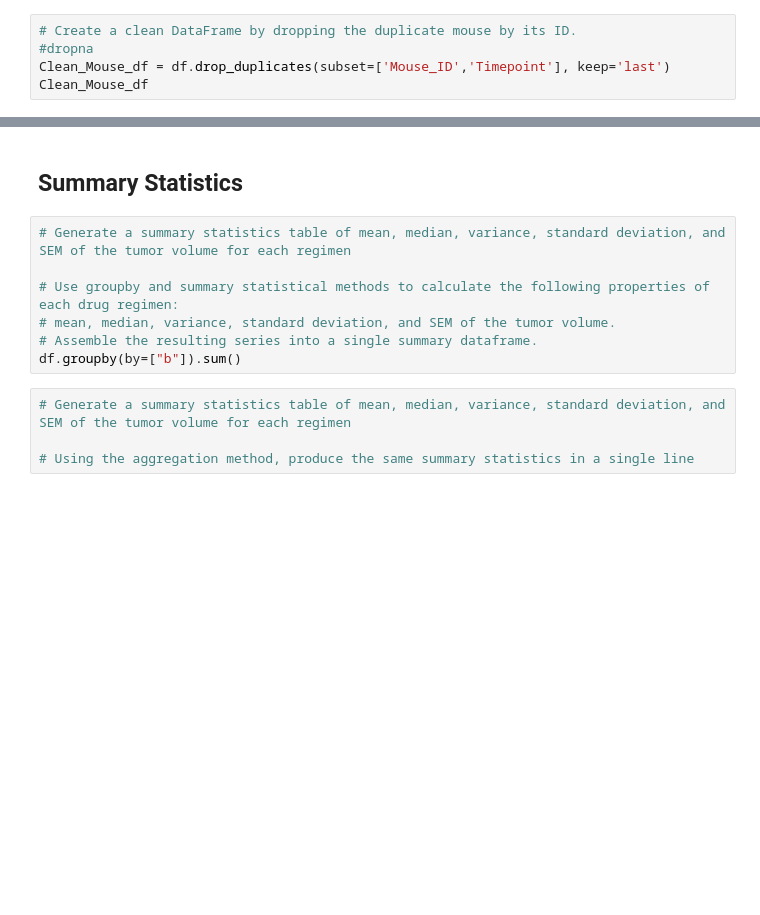
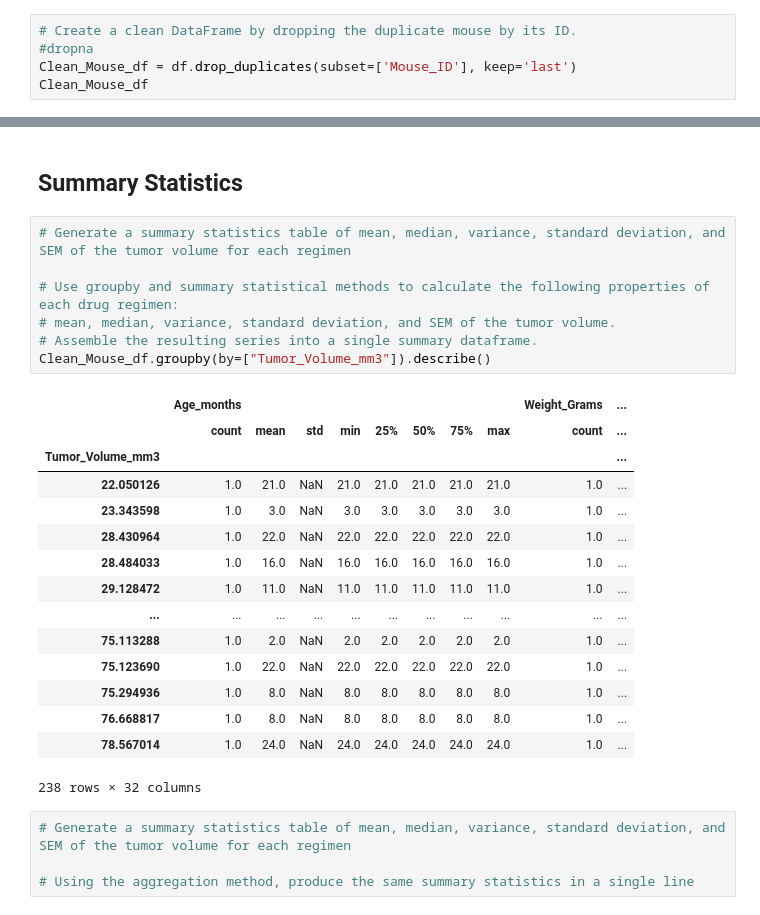
Before and after one commit to Court-Parker4/MatplotlibHWK, a Jupyter notebook: 05-Matplotlib_HW_Instructions_Pymaceuticals_pymaceuticals_starter.ipynb, the cells around one changed output, grey strips where cells are left out. Drawn from its saved outputs; the diff is of its cells as text; blank space fills up the shorter version.

Commit message:
cleaning data before analysis

```diff
--- a/05-Matplotlib_HW_Instructions_Pymaceuticals_pymaceuticals_starter.ipynb
+++ b/05-Matplotlib_HW_Instructions_Pymaceuticals_pymaceuticals_starter.ipynb
@@ -50,5 +82,5 @@ duplicateMT
 # %%
 # Create a clean DataFrame by dropping the duplicate mouse by its ID.
 #dropna
-Clean_Mouse_df = df.drop_duplicates(subset=['Mouse_ID','Timepoint'], keep='last')
+Clean_Mouse_df = df.drop_duplicates(subset=['Mouse_ID'], keep='last')
 Clean_Mouse_df
@@ -62,10 +121,26 @@ df['Mouse_ID'].value_counts()
 # %%
 # Generate a summary statistics table of mean, median, variance, standard deviation, and SEM of the tumor volume for each regimen
 
 # Use groupby and summary statistical methods to calculate the following properties of each drug regimen:
 # mean, median, variance, standard deviation, and SEM of the tumor volume.
 # Assemble the resulting series into a single summary dataframe.
-df.groupby(by=["b"]).sum()
+Clean_Mouse_df.groupby(by=["Tumor_Volume_mm3"]).describe()
+# %% [output]
+|  | Age_months |  |  |  |  |  |  |  | Weight_Grams | ... |
+|  | count | mean | std | min | 25% | 50% | 75% | max | count | ... |
+| Tumor_Volume_mm3 |  |  |  |  |  |  |  |  |  | ... |
+| 22.050126 | 1.0 | 21.0 | NaN | 21.0 | 21.0 | 21.0 | 21.0 | 21.0 | 1.0 | ... |
+| 23.343598 | 1.0 | 3.0 | NaN | 3.0 | 3.0 | 3.0 | 3.0 | 3.0 | 1.0 | ... |
+| 28.430964 | 1.0 | 22.0 | NaN | 22.0 | 22.0 | 22.0 | 22.0 | 22.0 | 1.0 | ... |
+| 28.484033 | 1.0 | 16.0 | NaN | 16.0 | 16.0 | 16.0 | 16.0 | 16.0 | 1.0 | ... |
+| 29.128472 | 1.0 | 11.0 | NaN | 11.0 | 11.0 | 11.0 | 11.0 | 11.0 | 1.0 | ... |
+| ... | ... | ... | ... | ... | ... | ... | ... | ... | ... | ... |
+| 75.113288 | 1.0 | 2.0 | NaN | 2.0 | 2.0 | 2.0 | 2.0 | 2.0 | 1.0 | ... |
+| 75.123690 | 1.0 | 22.0 | NaN | 22.0 | 22.0 | 22.0 | 22.0 | 22.0 | 1.0 | ... |
+| 75.294936 | 1.0 | 8.0 | NaN | 8.0 | 8.0 | 8.0 | 8.0 | 8.0 | 1.0 | ... |
+| 76.668817 | 1.0 | 8.0 | NaN | 8.0 | 8.0 | 8.0 | 8.0 | 8.0 | 1.0 | ... |
+| 78.567014 | 1.0 | 24.0 | NaN | 24.0 | 24.0 | 24.0 | 24.0 | 24.0 | 1.0 | ... |
+238 rows × 32 columns
 # %%
 # Generate a summary statistics table of mean, median, variance, standard deviation, and SEM of the tumor volume for each regimen
 
```
Also changed, not shown: parts of 5 cells of this notebook.
